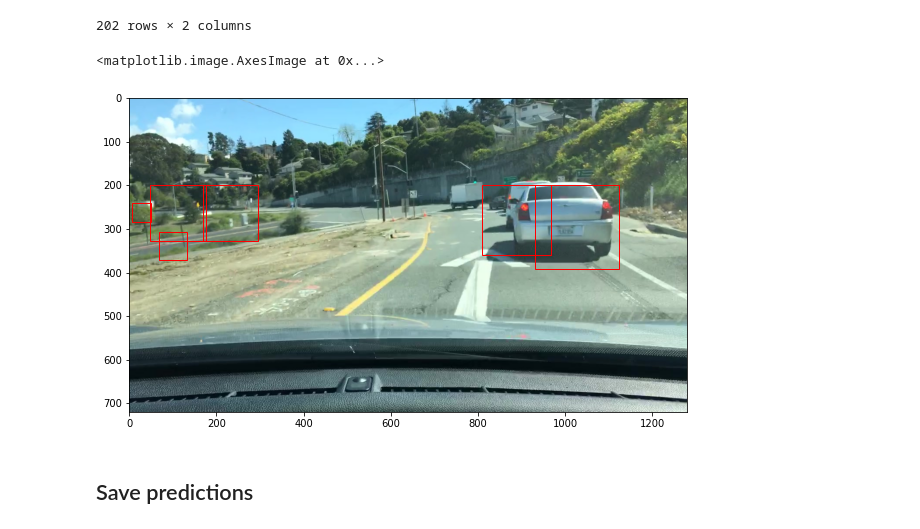
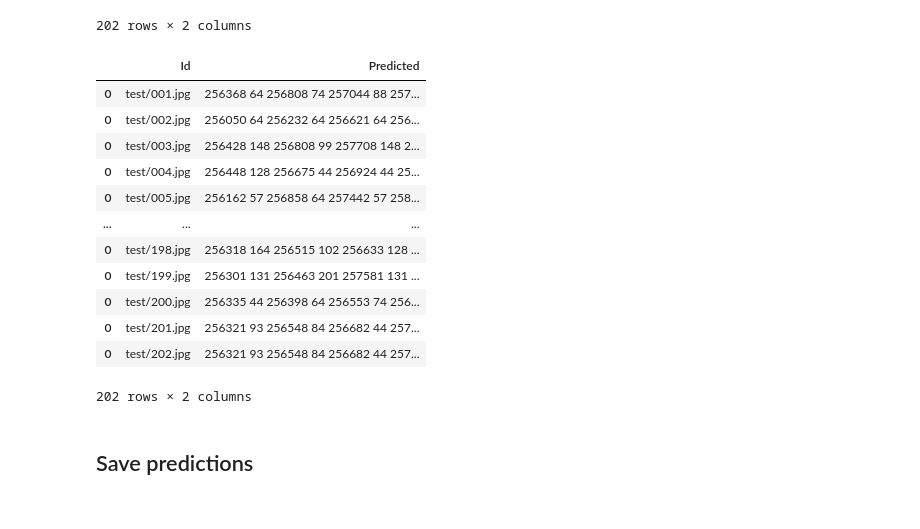
Before and after one commit to timrio/cars_detection, a Jupyter notebook: run_model.ipynb, the cells around one changed output. Saved outputs shown, nothing was run; the diff lists cells and outputs as text; code cells hidden in the pictures.

```diff
--- a/run_model.ipynb
+++ b/run_model.ipynb
@@ -507,17 +512,19 @@ submission_df
 
     ax.imshow(img)
 # %%
+df_for_colnames = pd.read_csv('sample_submission.csv').drop(index = [0])
+submission_df = pd.DataFrame(columns = df_for_colnames.columns)
 for i in range(1,203):
     img = imread('./test/'+str(i).zfill(3)+'.jpg')
 
     search_radius = 2 # the 5th image it will be 8*5 = 40
     number_of_frames_to_look = 20
     boxes_to_keep = []
-    freq_of_presence = 0.8
+    freq_of_presence = 0.6
 
 
     boxes = boxes_array.query('image==@i').boxes.values[0]
-    boxes = non_max_suppression(np.array(boxes), overlapThresh=0.4)
+    #boxes = non_max_suppression(np.array(boxes), overlapThresh=0)
 
     for box in boxes:
         count = 0
@@ -529,15 +536,43 @@ for i in range(1,203):
             y_min, y_max = max(0, box[1]-j*search_radius), min(mask_future.shape[0], box[1]+box[3]+j*search_radius)
             x_min, x_max = max(0, box[0]-j*search_radius), min(mask_future.shape[1], box[0]+box[2]+j*search_radius)
             crop = mask_future[y_min:y_max,x_min:x_max]
-            if np.sum(crop) < 2000: # almost nothing has been found
+            if box[0] < 300 and box[1] < 300:
+                continue
+            if np.sum(crop) < 1000: # almost nothing has been found
                 continue
             else:
                 count += 1
             if count >= min_number_of_presence: #otherwise it is a true box
                 boxes_to_keep.append(box)
                 break
+
+    predictions = np.array(boxes_to_keep).ravel()
+    final_pred = ' '.join(predictions.astype(str))
+    mask = bounding_boxes_to_mask(boxes_to_keep, img.shape[0], img.shape[1])
+    try:
+        final_pred = run_length_encoding(mask)
+        last_working_pred = final_pred
+    except:
+        final_pred = last_working_pred
+
+    line_to_add = pd.DataFrame([['test/'+str(i).zfill(3)+'.jpg', final_pred]], columns = submission_df.columns)
+    submission_df  = pd.concat([submission_df, line_to_add], axis = 0)
+    submission_df.to_csv('final_predictions.csv', index=False)
-# %% [output]
-<matplotlib.image.AxesImage at 0x...>
-[figure, removed]
+# %%
+submission_df
+# %% [output]
+|  | Id | Predicted |
+| 0 | test/001.jpg | 256368 64 256808 74 257044 88 257... |
+| 0 | test/002.jpg | 256050 64 256232 64 256621 64 256... |
+| 0 | test/003.jpg | 256428 148 256808 99 257708 148 2... |
+| 0 | test/004.jpg | 256448 128 256675 44 256924 44 25... |
+| 0 | test/005.jpg | 256162 57 256858 64 257442 57 258... |
+| ... | ... | ... |
+| 0 | test/198.jpg | 256318 164 256515 102 256633 128 ... |
+| 0 | test/199.jpg | 256301 131 256463 201 257581 131 ... |
+| 0 | test/200.jpg | 256335 44 256398 64 256553 74 256... |
+| 0 | test/201.jpg | 256321 93 256548 84 256682 44 257... |
+| 0 | test/202.jpg | 256321 93 256548 84 256682 44 257... |
+202 rows × 2 columns
 # %% [markdown]
 ## Save predictions
```
Also changed, not shown: parts of 1 cell of this notebook.
